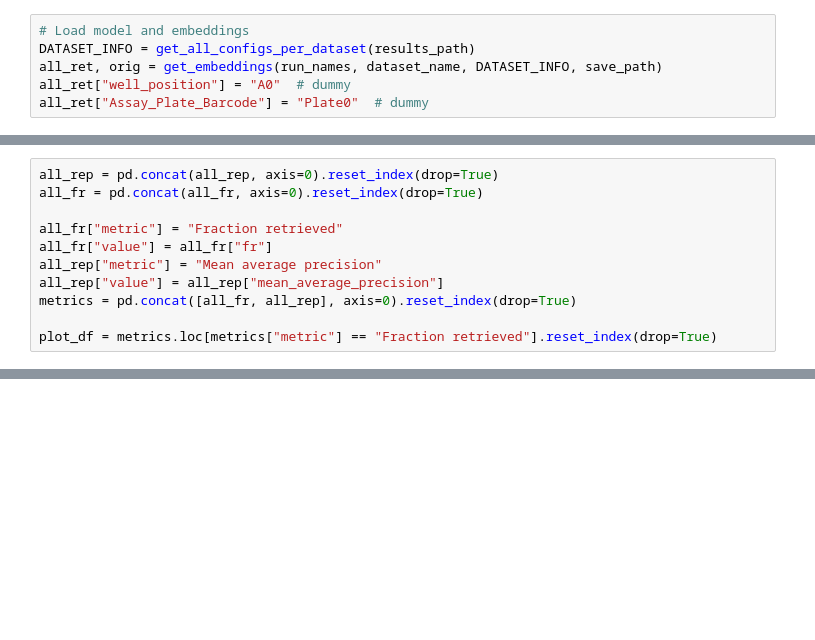
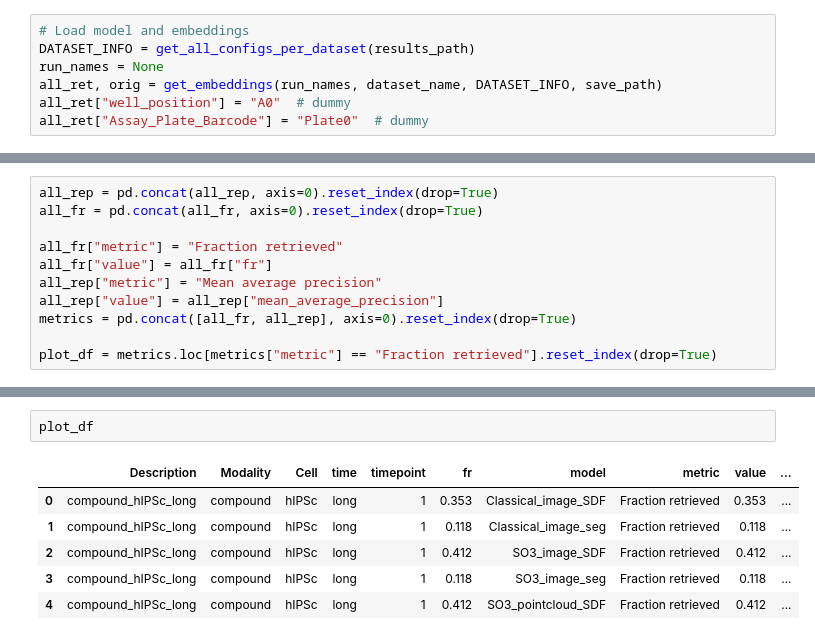
Before and after one commit to AllenCell/benchmarking_representations, a Jupyter notebook: br/notebooks/fig7_drugdata_analysis.ipynb, the cells around one changed output, grey strips where cells are left out. Cells and saved outputs as stored; diff of their text form; blank space fills up the shorter version.

```diff
--- a/br/notebooks/fig7_drugdata_analysis.ipynb
+++ b/br/notebooks/fig7_drugdata_analysis.ipynb
@@ -68,6 +72,7 @@ save_embeddings(
 # %%
 # Load model and embeddings
 DATASET_INFO = get_all_configs_per_dataset(results_path)
+run_names = None
 all_ret, orig = get_embeddings(run_names, dataset_name, DATASET_INFO, save_path)
 all_ret["well_position"] = "A0"  # dummy
 all_ret["Assay_Plate_Barcode"] = "Plate0"  # dummy
@@ -255,3 +276,12 @@ plot_df = metrics.loc[metrics["metric"] == "Fraction retrieved"].reset_index(dro
+# %%
+plot_df
+# %% [output]
+|  | Description | Modality | Cell | time | timepoint | fr | model | metric | value | ... |
+| 0 | compound_hIPSc_long | compound | hIPSc | long | 1 | 0.353 | Classical_image_SDF | Fraction retrieved | 0.353 | ... |
+| 1 | compound_hIPSc_long | compound | hIPSc | long | 1 | 0.118 | Classical_image_seg | Fraction retrieved | 0.118 | ... |
+| 2 | compound_hIPSc_long | compound | hIPSc | long | 1 | 0.412 | SO3_image_SDF | Fraction retrieved | 0.412 | ... |
+| 3 | compound_hIPSc_long | compound | hIPSc | long | 1 | 0.118 | SO3_image_seg | Fraction retrieved | 0.118 | ... |
+| 4 | compound_hIPSc_long | compound | hIPSc | long | 1 | 0.412 | SO3_pointcloud_SDF | Fraction retrieved | 0.412 | ... |
 # %%
 from pathlib import Path
 
```
Also changed, not shown: parts of 12 cells of this notebook, 6 other files.
